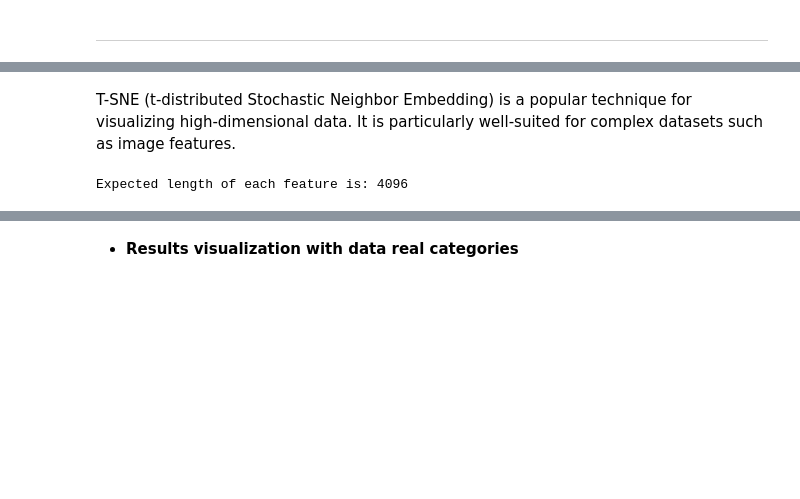
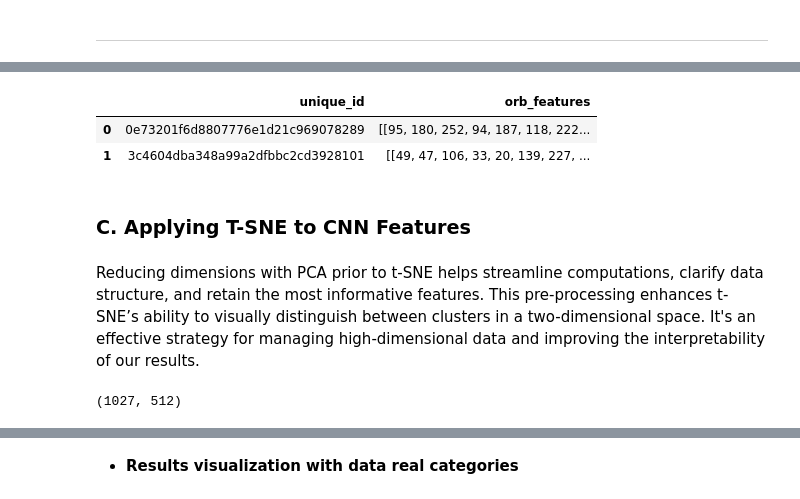
Before and after one commit to donia-nefiz/automatically-classify-consumer-goods, a Jupyter notebook: Nefiz_Donia_1_notebook_extraction_faisaibilite_part_2.ipynb, the cells around one changed output, grey strips where cells are left out. Saved outputs shown, nothing was run; the diff lists cells and outputs as text; code cells hidden in the pictures; blank space fills up the shorter version.

```diff
--- a/Nefiz_Donia_1_notebook_extraction_faisaibilite_part_2.ipynb
+++ b/Nefiz_Donia_1_notebook_extraction_faisaibilite_part_2.ipynb
@@ -339,0 +243,29 @@ Dimension reduction is necessary because image features, especially those extrac
+# %%
+# Initialize lists
+unique_ids = []
+orb_features = []
+cnn_features = []
+
+# Initialize ORB
+orb = cv2.ORB_create()
+
+# Load the VGG16 model pre-trained on ImageNet data
+base_model = VGG16(weights="imagenet", include_top=False, input_shape=(224, 224, 3))
+
+# Process images and extract features
+for file_name in os.listdir(image_directory):
+  try:
+    img_path = os.path.join(image_directory, file_name)
+    # Extract ORB features
+    descriptors = extract_orb_features(img_path, orb)
+    orb_features.append(descriptors)
+    # Extract CNN features
+    cnn_feat = extract_cnn_features(img_path, model, target_size)
+    cnn_features.append(cnn_feat)
+    unique_ids.append(file_name.split('.')[0])
+  except (OSError, Exception) as e:
+        print(f"Erreur de chargement pour l'image {file_name}: {e}")
+
+# Convert the lists to DataFrames
+data_orb_features = pd.DataFrame({'unique_id': unique_ids, 'orb_features': orb_features})
+data_cnn_features = pd.DataFrame({'unique_id': unique_ids, 'cnn_features': list(cnn_features)})
@@ -340,11 +290,16 @@ Dimension reduction is necessary because image features, especially those extrac
+# %%
+data_orb_features.head(2)
+# %% [output]
+|  | unique_id | orb_features |
+| 0 | 0e73201f6d8807776e1d21c969078289 | [[95, 180, 252, 94, 187, 118, 222... |
+| 1 | 3c4604dba348a99a2dfbbc2cd3928101 | [[49, 47, 106, 33, 20, 139, 227, ... |
+# %% [markdown]
+### **C. Applying T-SNE to CNN Features**
 # %% [markdown]
-T-SNE (t-distributed Stochastic Neighbor Embedding) is a popular technique for visualizing high-dimensional data. It is particularly well-suited for complex datasets such as image features.
+Reducing dimensions with PCA prior to t-SNE helps streamline computations, clarify data structure, and retain the most informative features. This pre-processing enhances t-SNE’s ability to visually distinguish between clusters in a two-dimensional space. It's an effective strategy for managing high-dimensional data and improving the interpretability of our results.
-# %%
-# Check the length of an individual CNN feature
-for feature in cnn_features:
-    if feature is not None:
-        expected_length = len(feature)
-        break
-print(f"Expected length of each feature is: {expected_length}")
-# %% [output]
-Expected length of each feature is: 4096
+# %%
+# Conversion of stored images into a NumPy array, required here for machine learning processing
+cnn_features = np.array(data_cnn_features['cnn_features'].tolist())
+cnn_features.shape
+# %% [output]
+(1027, 512)
```
Also changed, not shown: parts of 39 cells of this notebook.
